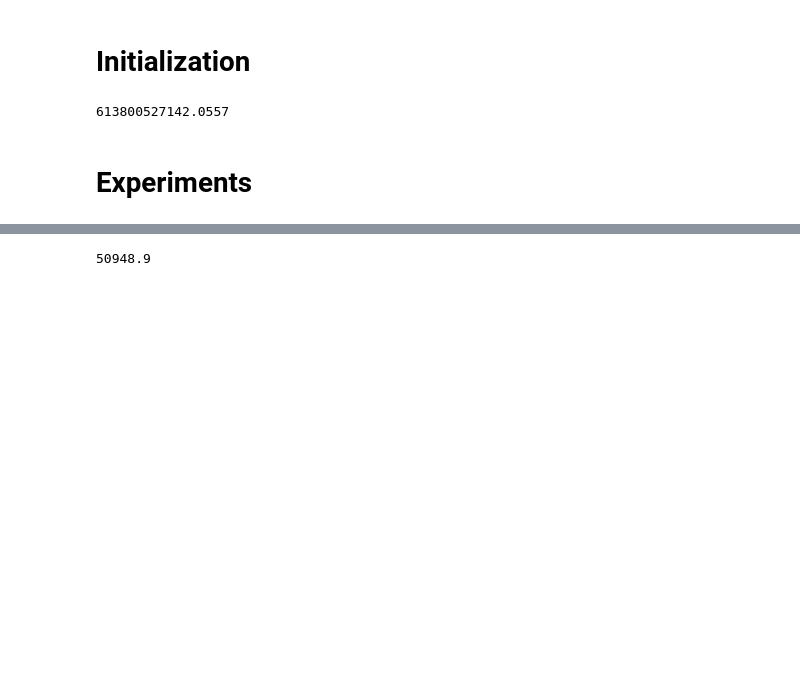
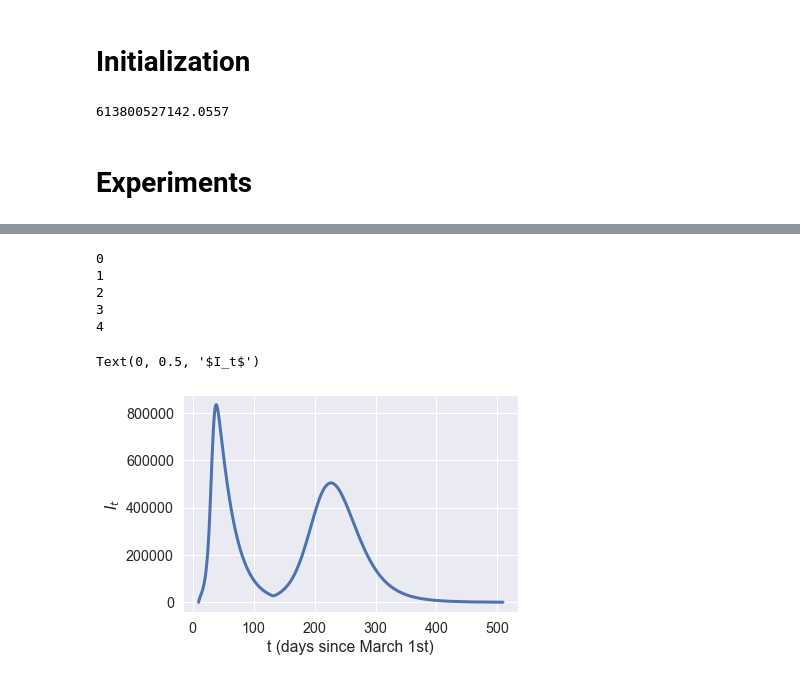
Before and after one commit to RenyuanXu/COVID-19, a Jupyter notebook: Socialdistanced_after_Lockdown.ipynb, the cells around one changed output, grey strips where cells are left out. Saved outputs shown, nothing was run; the diff lists cells and outputs as text; code cells hidden in the pictures; blank space fills up the shorter version.

```diff
--- a/Socialdistanced_after_Lockdown.ipynb
+++ b/Socialdistanced_after_Lockdown.ipynb
@@ -761,27 +358,0 @@ np.array(I).shape
-# %%
-relax = 0.3
-relax_day = 120 # 210
-nn = 1000
-
-paths = 10
-
-trags4 = np.zeros((nn+1,paths))
-deaths4 = np.zeros((nn+1,paths))
-trags_I4 = np.zeros((nn+1,paths))
-costs4 = np.zeros(paths)
-I_all = np.zeros((paths,nn+1,16,133))
-D_all= np.zeros((paths,nn+1,16,133))
-
-for path in range(paths):
-    print(path)
-    S,E,I,A,D,R,R_A,R_I,signals,regional_real_cases,england_real_cases,regional_confirm_cases,england_confirm_cases, total_contact =SEIR_Policy_relax(init_vals, C, Sigma,p,f, params,scale,simulation_eff_dates,sigma_adjust1,sigma_adjust2,relax,relax_day,nn)
-
-    lenss = np.array(I).shape[0]
-    trags4[:,path] = np.sum(england_confirm_cases,axis=1)
-    trags_I4[:lenss,path] = np.sum(np.array(I),axis=(1,2))
-    deaths4[:lenss,path] = np.sum(np.array(D),axis=(1,2))
-    deaths4[lenss:,path] = np.sum(np.array(D),axis=(1,2))[-1]
-    I_all[path,:lenss,:,:] = np.array(I)
-    D_all[path,:lenss,:,:] = np.array(D)
-    D_all[path,lenss:,:,:] = np.array(D)[-1,:,:]
-    costs4[path] = benchmark_total_contact - total_contact
@@ -847,2 +358,0 @@ I_all.shape
-# %%
-sns.set(font_scale=1.3)
@@ -864,2 +358,0 @@ Ir_std = np.std(I_all2[:,:,region],axis=0)
-# %%
-sns.set(font_scale=1.3)
@@ -1214,4 +359,42 @@ data_fatality.to_csv('death_socialdistance_16groups_m25.csv',index=False)
-# %%
-np.mean(np.sum(D_all,axis=(2,3)),axis=0)[250-10]
-# %% [output]
-50948.9
+# %%
+relax = 0.4
+relax_day = 120 # 210
+nn = 1000
+
+paths = 5
+
+trags2 = np.zeros((nn+1,paths))
+deaths2 = np.zeros((nn+1,paths))
+trags_I2 = np.zeros((nn+1,paths))
+costs2 = np.zeros(paths)
+
+
+
+for path in range(paths):
+    print(path)
+    S,E,I,A,D,R,R_A,R_I,signals,regional_real_cases,england_real_cases,regional_confirm_cases,england_confirm_cases, total_contact =SEIR_Policy_relax(init_vals, C, Sigma,p,f, params,scale,simulation_eff_dates,sigma_adjust1,sigma_adjust2,relax,relax_day,nn)
+
+    lenss = np.array(I).shape[0]
+    trags2[:,path] = np.sum(england_confirm_cases,axis=1)
+    trags_I2[:lenss,path] = np.sum(np.array(I),axis=(1,2))
+    deaths2[:lenss,path] = np.sum(np.array(D),axis=(1,2))
+    deaths2[lenss:,path] = np.sum(np.array(D),axis=(1,2))[-1]
+
+
+
+    costs2[path] = benchmark_total_contact - total_contact
+# %% [output]
+0
+1
+2
+3
+4
+# %%
+xx = np.cumsum(np.ones(nn))-1+lag
+# %%
+plt.plot(xx[:500],np.mean(trags_I2,axis=1)[:500],linewidth=3)
+plt.xlabel('t (days since March 1st)')
+plt.ylabel('$I_t$')
+# %% [output]
+Text(0, 0.5, '$I_t$')
+[figure, added]
```
Also changed, not shown: parts of 131 cells of this notebook, 3 other files.
